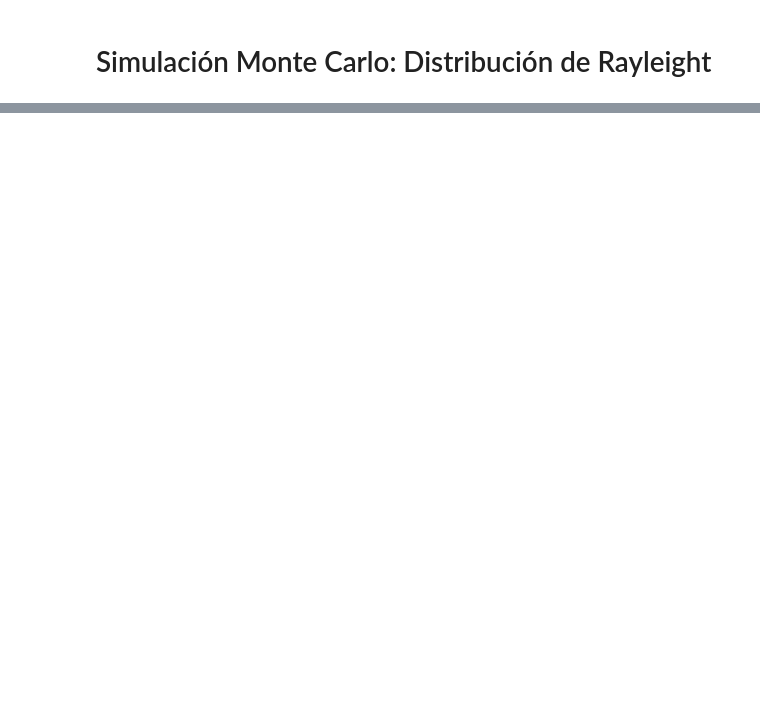
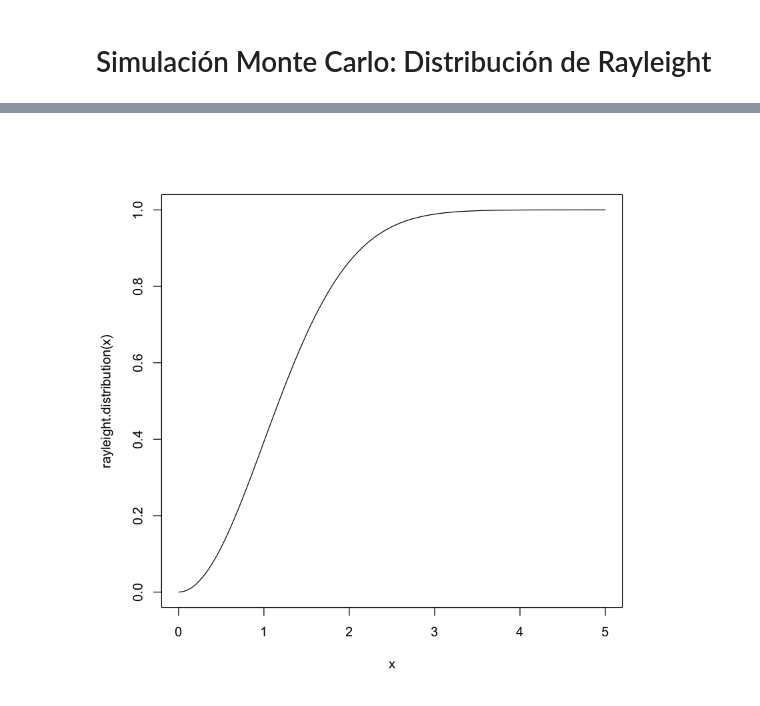
Before and after one commit to garciparedes/monte-carlo-simulation-rayleigh-distribution, a Jupyter notebook: monte-carlo-simulation-of-rayleigh-distribution.ipynb, the cells around one changed output, grey strips where cells are left out. Saved outputs shown, nothing was run; the diff lists cells and outputs as text; code cells hidden in the pictures; blank space fills up the shorter version.

```diff
--- a/monte-carlo-simulation-of-rayleigh-distribution.ipynb
+++ b/monte-carlo-simulation-of-rayleigh-distribution.ipynb
@@ -26,0 +44,8 @@ Realizar un experimento de simulación Montecarlo para tener una aproximación r
+# %%
+rayleight.distribution <- function(x, sigma = 1) {
+    1 - exp(- x ^ 2 / (2 * sigma ^ 2))
+}
+# %%
+curve(rayleight.distribution(x), from = 0.001, to = 5)
+# %% [output]
+[figure, added]
```
Also changed, not shown: parts of 39 cells of this notebook.
